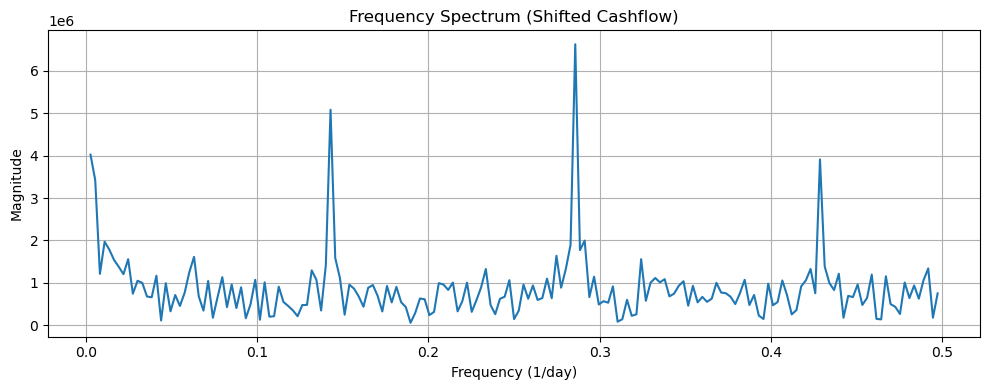
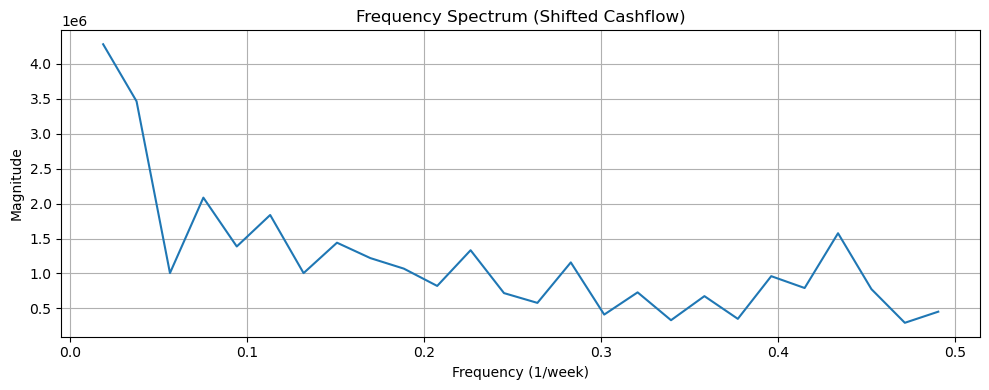
Unified diff of the notebook cell whose output changed from the first chart to the second:
--- before
+++ after
@@ -1,4 +1,4 @@
 # Detrend: remove mean
-ts_detrended = ts_daily - ts_daily.mean()
+ts_detrended = ts_weekly - ts_weekly.mean()
 
 # FFT
@@ -15,5 +15,5 @@
 plt.plot(fft_freqs, fft_mags)
 plt.title("Frequency Spectrum (Shifted Cashflow)")
-plt.xlabel("Frequency (1/day)")
+plt.xlabel("Frequency (1/week)")
 plt.ylabel("Magnitude")
 plt.grid(True)

Commit: Updated to weekly resampling.